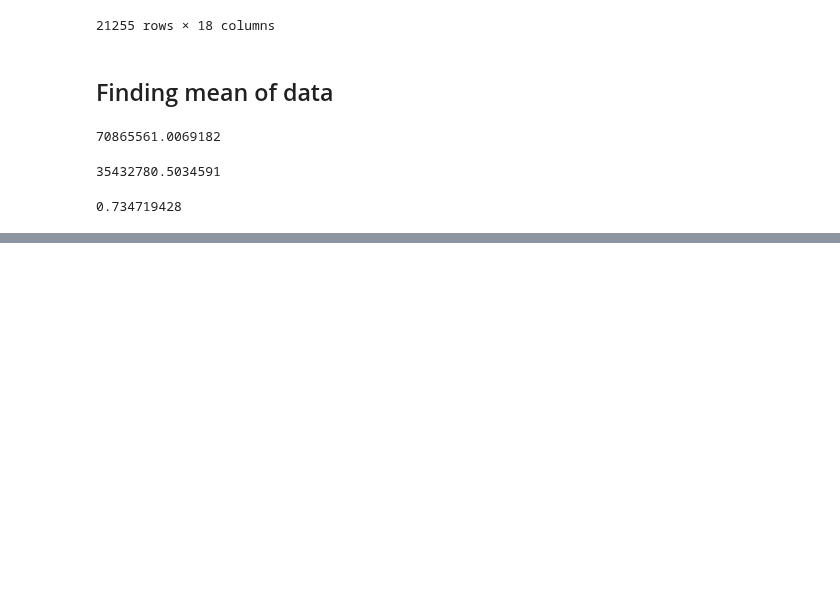
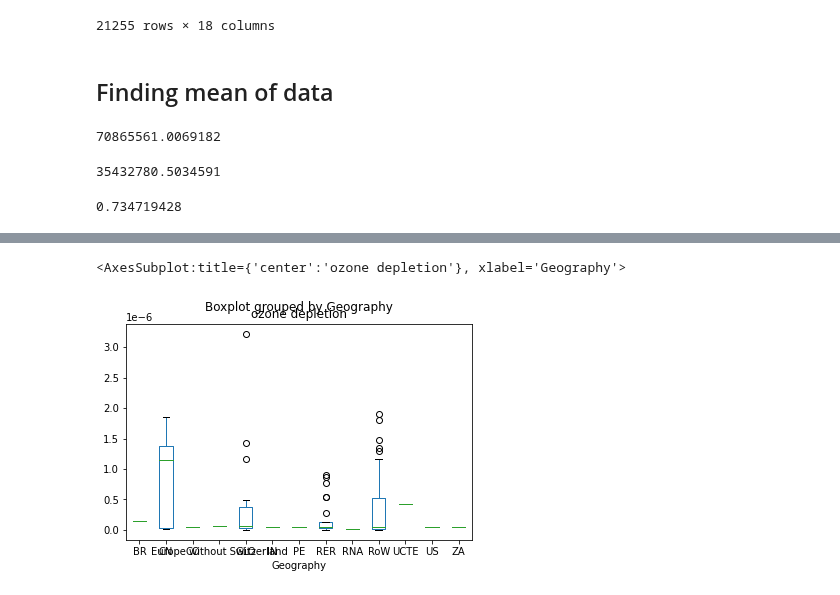
Before and after one commit to Naveen-Chaurasia/DeepLearning-POCs, a Jupyter notebook: LCA/EDA_poc.ipynb, the cells around one changed output, grey strips where cells are left out. Saved outputs shown, nothing was run; the diff lists cells and outputs as text; code cells hidden in the pictures; blank space fills up the shorter version.

```diff
--- a/LCA/EDA_poc.ipynb
+++ b/LCA/EDA_poc.ipynb
@@ -123,0 +134,5 @@ plt.xticks(rotation =-90)
+# %%
+data.boxplot(by='Geography',column =['ozone depletion'], grid = False)
+# %% [output]
+<AxesSubplot:title={'center':'ozone depletion'}, xlabel='Geography'>
+[figure, added]
```
Also changed, not shown: parts of 3 cells of this notebook.
